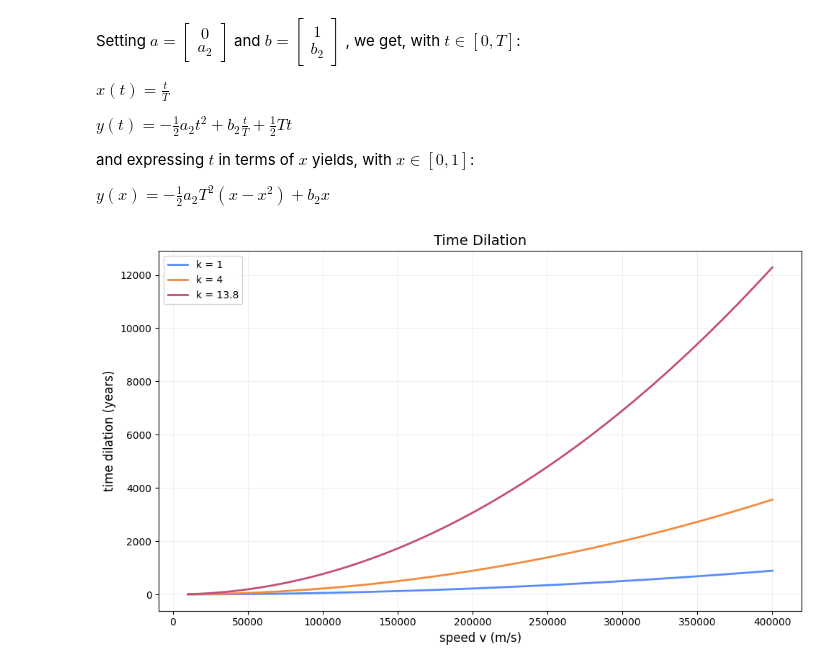
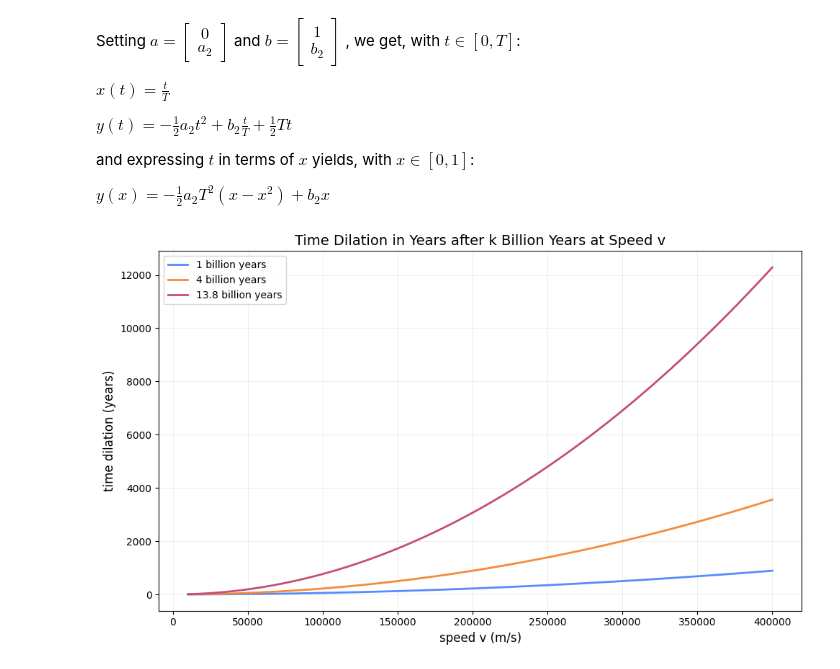
Before and after one commit to johsieders/essays, a Jupyter notebook: helpers/plotting.ipynb, the cells around one changed output. Drawn from its saved outputs; the diff is of its cells as text; code cells hidden in the pictures.

Commit message:
plotting time dilation, time

```diff
--- a/helpers/plotting.ipynb
+++ b/helpers/plotting.ipynb
@@ -139,22 +139,22 @@ plt.show()
 # %%
 # Time dilation of a body travelling at speed v relative to the Earth over k billion years
 
 c = 2.99792458e8     # speed of light in m/s
 start = 10000        # min speed in m/s
 stop  = 400000       # max speed in m/s
 
 def time_dilation(v, k):
     """time lag in years of a body that travels at speed v relative to the Earth for k billion years"""
     return k * 1e9 * (1 - np.sqrt(1 - (v/c)**2))
 
 # Plot
 parms = [1, 4, 13.8]  # billions of years passed
 fig, ax = plot(time_dilation, start, stop, parms,
                xlabel='speed v (m/s)',
                ylabel='time dilation (years)',
-               title='Time Dilation',
-               labels=[f'k = {k}' for k in parms])
+               title='Time Dilation in Years after k Billion Years at Speed v',
+               labels=[f'{k} billion years' for k in parms])
 
 plt.show()
 # %% [output]
-[figure, old version]
+[figure, new version]
```
Also changed, not shown: parts of 1 cell of this notebook, 2 other files.
